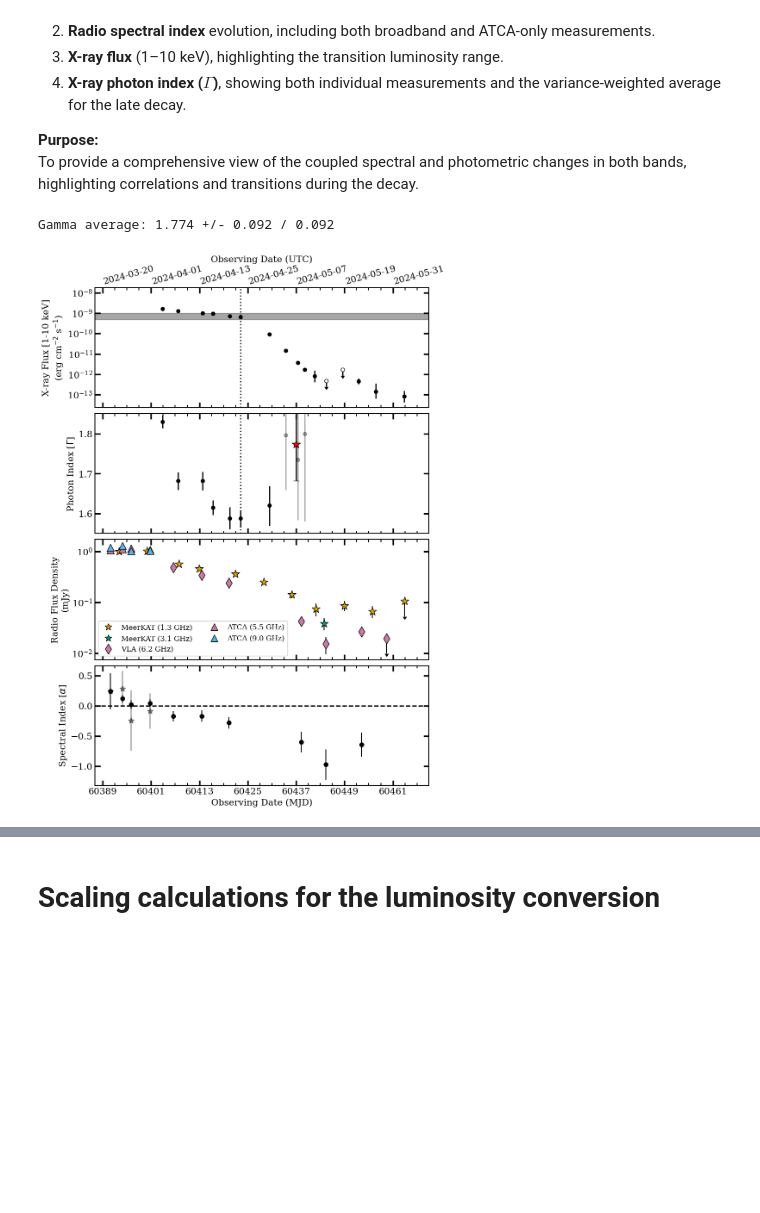
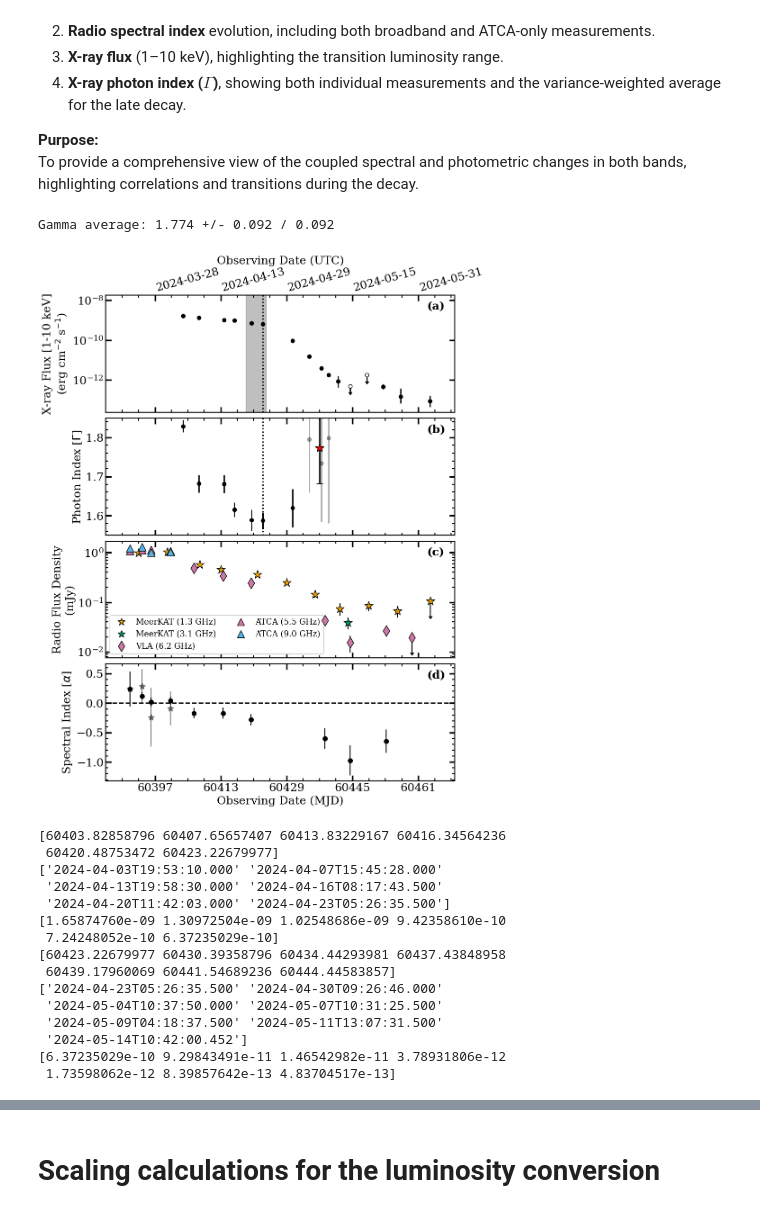
Before and after one commit to AKHughes1994/SwJ1727_2023_Outburst, a Jupyter notebook: RadioXrayCorrelation/SWJ1717_LRLX_Notebook.ipynb, the cells around one changed output, grey strips where cells are left out. Cells and saved outputs as stored; diff of their text form; code cells hidden in the pictures; blank space fills up the shorter version.

```diff
--- a/RadioXrayCorrelation/SWJ1717_LRLX_Notebook.ipynb
+++ b/RadioXrayCorrelation/SWJ1717_LRLX_Notebook.ipynb
@@ -46,7 +46,7 @@ print(sys.version)
 # %%
 # Formatting opinions
 mpl.rcParams.update(mpl.rcParamsDefault)
-mpl.rcParams['font.size'] = 15
+mpl.rcParams['font.size'] = 18
 mpl.rcParams['font.family'] = 'serif'
 
 mpl.rcParams['ytick.right'] = True
@@ -56,7 +56,7 @@ mpl.rcParams['ytick.labelsize'] = 'medium'
 mpl.rcParams['ytick.major.width'] = 2.5
 mpl.rcParams['ytick.minor.width'] = 1.5
 mpl.rcParams['ytick.major.size'] = 9.0
-mpl.rcParams['ytick.minor.size'] = .0
+mpl.rcParams['ytick.minor.size'] = 4.0
 
 mpl.rcParams['xtick.top'] = True
 mpl.rcParams['xtick.direction'] = 'in'
@@ -700,8 +725,8 @@ def setup_plot(ax, ylabel, legend_elements=None):
     ax[1].set_ylabel('Radio Flux Density (mJy)')
     ax[0].set_ylabel(ylabel)
     if legend_elements is not None:
-        ax[1].legend(handles=legend_elements, fontsize=11, ncol=1, loc='upper right', framealpha=1.0)
-    ax[0].legend(fontsize=13, ncol=1, loc='lower left', framealpha=1.0)
+        ax[1].legend(handles=legend_elements, fontsize=15, ncol=1, loc='upper right', framealpha=1.0)
+    ax[0].legend(fontsize=15, ncol=1, loc='lower left', framealpha=1.0)
     ax[0].set_yscale('log')
     ax[1].set_yscale('log')
     ax[1].tick_params(labelbottom=False)
@@ -710,7 +735,7 @@ def setup_plot(ax, ylabel, legend_elements=None):
 # Plot the Rise Data #
 # ---------------- #
 
-fig, ax = plt.subplots(2, 1, figsize=(10, 8), sharex=True, gridspec_kw={'hspace': 0.05})
+fig, ax = plt.subplots(2, 1, figsize=(10, 10), sharex=True, gridspec_kw={'hspace': 0.05})
 
 plot_xray(ax[0], xrt_rise, xrt_rise_interp, 'Rise')
 cplt, bin_labels, freq_legend_entries = plot_radio_by_freqbin(
@@ -724,7 +749,7 @@ cplt, bin_labels, freq_legend_entries = plot_radio_by_freqbin(
 )
 
 # Add frequency legend (all unique telescope/frequency pairs present)
-ax[1].legend(handles=freq_legend_entries, fontsize=13, ncol=2, loc='lower right', framealpha=1.0)
+ax[1].legend(handles=freq_legend_entries, fontsize=15, ncol=2, loc='lower right', framealpha=1.0)
 
 # Only call setup_plot without legend_elements to avoid overwriting the frequency legend
 setup_plot(ax, 'X-ray Flux [1-10 keV]\n(erg s$^{-1}$ cm$^{-2}$)', legend_elements=None)
@@ -737,7 +762,7 @@ plt.show()
 # Plot the Decay Data #
 # ---------------- #
 
-fig, ax = plt.subplots(2, 1, figsize=(10, 8), sharex=True, gridspec_kw={'hspace': 0.05})
+fig, ax = plt.subplots(2, 1, figsize=(10, 10), sharex=True, gridspec_kw={'hspace': 0.05})
 
 plot_xray(ax[0], xrt_decay, xrt_decay_interp, 'Decay')
 cplt, bin_labels, freq_legend_entries = plot_radio_by_freqbin(
@@ -750,7 +775,7 @@ cplt, bin_labels, freq_legend_entries = plot_radio_by_freqbin(
     bin_to_color=BIN_TO_COLOR
 )
 
-ax[1].legend(handles=freq_legend_entries, fontsize=13, ncol=2, loc='lower left', framealpha=1.0)
+ax[1].legend(handles=freq_legend_entries, fontsize=15, ncol=2, loc='lower left', framealpha=1.0)
 
 setup_plot(ax, 'X-ray Flux [1-10 keV]\n(erg s$^{-1}$ cm$^{-2}$)', legend_elements=None)
 transition_date = Time(60388, format='mjd').datetime
@@ -1872,7 +1940,7 @@ This section analyzes the evolution of both the radio and X-ray properties of Sw
 **Purpose:**
 To provide a comprehensive view of the coupled spectral and photometric changes in both bands, highlighting correlations and transitions during the decay.
 # %%
-font_size = 15
+font_size = 18
 
 # Load in the radio data
 atca = np.genfromtxt('SWJ1717_Files/ATCA_core_decay_sub.txt', skip_header = 1).T
@@ -1881,7 +1949,6 @@ vla = np.genfromtxt('SWJ1717_Files/VLA_core_decay_sub.txt', skip_header = 1).T
 
 # Load in the X-ray data
 decay_flux = np.genfromtxt('SWJ1717_Files/XRT_decay.txt', skip_header = 1).T
-Dscale = 4 * np.pi * (2.6e3 * 3.086e18) ** 2
 
 # Load in the X-ray Photon Indices
 gamma = np.genfromtxt('SWJ1717_Files/gamma_decay.txt', skip_header = 1).T
@@ -1906,7 +1973,7 @@ atca_spec_err = np.array([0.29752727, 0.28801156, 0.4995237,  0.29256852])
 
 # --- Panel order: X-ray Flux, Gamma, Radio Flux, Radio Spectral Index ---
 
-fig, ax = plt.subplots(4, 1, figsize=(10, 15), sharex=True, gridspec_kw={'hspace': 0.05})
+fig, ax = plt.subplots(4, 1, figsize=(10, 14), sharex=True, gridspec_kw={'hspace': 0.05})
 
 # --- Panel 1: X-ray Flux ---
 ulim = decay_flux[-1] < 0.5
@@ -1916,7 +1983,8 @@ ax[0].errorbar(Time(decay_flux[0,~ulim], format='mjd').datetime, decay_flux[1,~u
                 color='k', lw=2, fmt='o', mfc ='w', label='X-ray Flux')
 ax[0].set_yscale('log')
 ax[0].set_ylabel('X-ray Flux [1-10 keV]\n(erg cm$^{-2}$ s$^{-1}$)', fontfamily='serif', fontsize=font_size)
-ax[0].axhspan(4.0e35/Dscale,8.0e35/Dscale, color='k', lw=1, ls='-', alpha=0.35)
+Dscale = 4 * np.pi * (2.6e3 * 3.086e18) ** 2
+#ax[0].axhspan(4.0e35 / Dscale, 8.0e35 / Dscale, color='k', lw=1, ls='-', alpha=0.35)
 
 # --- Panel 2: Gamma (X-ray Photon Index) ---
 ax[1].errorbar(Time(gamma[0], format='mjd').datetime[:i], gamma[4][:i], yerr = [gamma[5][:i], gamma[6][:i]], color='k', lw=2, fmt = 'o')
@@ -1929,7 +1997,6 @@ ax[1].set_ylabel(r'Photon Index [$\Gamma$]', fontsize=font_size, fontfamily='ser
 # Use the same frequency binning and color scheme as previous cells
 bins = FREQ_BINS
 bin_to_color = BIN_TO_COLOR
-from matplotlib.lines import Line2D
 
 def plot_radio_by_freqbin_panel(ax, arr, sym, size, label, bin_to_color):
     freq = arr[-2]
@@ -1959,36 +2026,72 @@ def plot_radio_by_freqbin_panel(ax, arr, sym, size, label, bin_to_color):
             fmt='.', ecolor='k', uplims=True
         )
     return last_scatter
 
 cplt = None
 cplt = plot_radio_by_freqbin_panel(ax[2], mkat, '*', 200, 'MeerKAT', bin_to_color)
 cplt = plot_radio_by_freqbin_panel(ax[2], atca, '^', 150, 'ATCA', bin_to_color)
 cplt = plot_radio_by_freqbin_panel(ax[2], vla, 'd', 150, 'VLA', bin_to_color)
 
 ax[2].set_ylabel('Radio Flux Density\n(mJy)', fontfamily='serif', fontsize=font_size)
 ax[2].set_yscale('log')
-ax[2].legend(handles=freq_legend_entries, fontsize=12, ncol=2, loc='lower left', framealpha=1.0)
+ax[2].legend(handles=freq_legend_entries, fontsize=13, ncol=2, loc='lower left', framealpha=1.0)
 
 # --- Panel 4: Radio Spectral Index ---
 ax[3].errorbar(Time(alpha[0], format='mjd').datetime, alpha[1], alpha[2], fmt='o', mec='k', ecolor='k', color='k', ms=7)
 ax[3].errorbar(atca_spec_time, atca_spec, yerr=atca_spec_err, fmt='*', mec='k', ecolor='k', color='k', ms=10, alpha=0.5)
 ax[3].set_ylabel(r'Spectral Index [$\alpha$]', fontfamily='serif', fontsize=font_size)
 ax[3].axhline(0.0, color='k', lw=2, ls='--')
 
+# --- Plot lettering on the top right of each panel --- #
+for i, label in enumerate(['(a)', '(b)', '(c)', '(d)']):
+    ax[i].text(0.92, 0.95, label, transform=ax[i].transAxes, fontsize=font_size, fontfamily='serif',
+               verticalalignment='top', horizontalalignment='left', fontweight='bold')
+
 # Format x-axis with UTC on top and MJD on bottom
 ax[-1].tick_params(labelbottom=False)
-FormatAxis(ax, mkat[0], dt=6, interval=12)
+FormatAxis(ax, [mkat[0,0] - 2, mkat[0,-1]], dt=6, interval=16)
+#FormatAxis(ax, decay_flux[0], dt=6, interval=16)
+
 
 # Put a veritcal line at the minimum Gamma time
 for i in range(0,2):
     ax[i].axvline(Time(gamma[0,5], format='mjd').datetime, color='k', lw=2, ls=':', alpha=1.0)
 
+# Plot a span of the transition times:
+ax[0].axvspan(Time(60419, format='mjd').datetime, Time(60424, format='mjd').datetime, color='k', lw=1, ls='-', alpha=0.25)
+#ax[0].axvspan(Time(t1, format='mjd').datetime, Time(tf, format='mjd').datetime, color='k', lw=1, ls='-', alpha=0.25)
+
 plt.tight_layout()
 plt.savefig('plots/Spectral_Decay.pdf', bbox_inches='tight')
 plt.show()
+
+
+# Print some summary stats
+print(decay_flux[0,6:12])
+print(Time(decay_flux[0,6:12], format='mjd').isot)
+print(decay_flux[1,6:12])
+
+print(decay_flux[0,11:18])
+print(Time(decay_flux[0,11:18], format='mjd').isot)
+print(decay_flux[1,11:18])
 # %% [output]
 Gamma average: 1.774 +/- 0.092 / 0.092
-[figure, old version]
+[figure, new version]
+[60403.82858796 60407.65657407 60413.83229167 60416.34564236
+ 60420.48753472 60423.22679977]
+['2024-04-03T19:53:10.000' '2024-04-07T15:45:28.000'
+ '2024-04-13T19:58:30.000' '2024-04-16T08:17:43.500'
+ '2024-04-20T11:42:03.000' '2024-04-23T05:26:35.500']
+[1.65874760e-09 1.30972504e-09 1.02548686e-09 9.42358610e-10
+ 7.24248052e-10 6.37235029e-10]
+[60423.22679977 60430.39358796 60434.44293981 60437.43848958
+ 60439.17960069 60441.54689236 60444.44583857]
+['2024-04-23T05:26:35.500' '2024-04-30T09:26:46.000'
+ '2024-05-04T10:37:50.000' '2024-05-07T10:31:25.500'
+ '2024-05-09T04:18:37.500' '2024-05-11T13:07:31.500'
+ '2024-05-14T10:42:00.452']
+[6.37235029e-10 9.29843491e-11 1.46542982e-11 3.78931806e-12
+ 1.73598062e-12 8.39857642e-13 4.83704517e-13]
 # %% [markdown]
 ### Transitional Luminosity work
 
```
Also changed, not shown: parts of 9 cells of this notebook, 7 other files.
